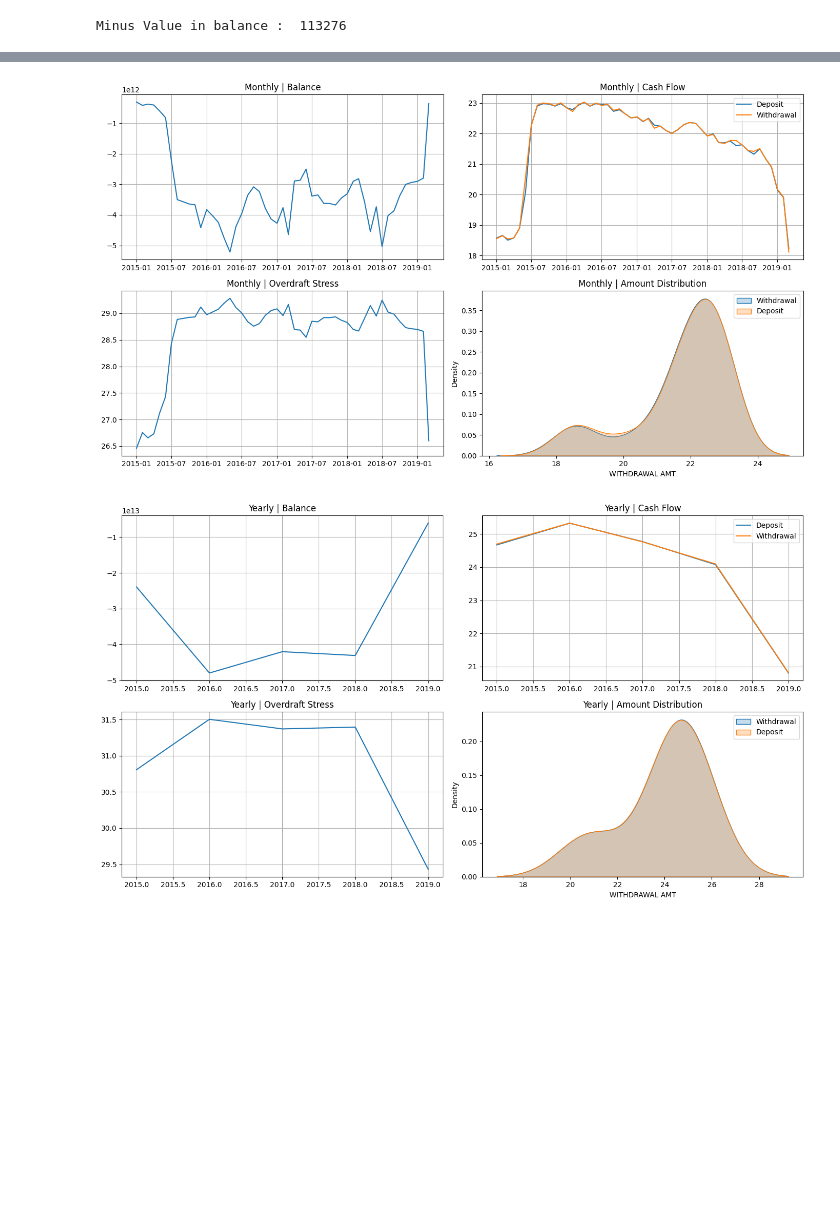
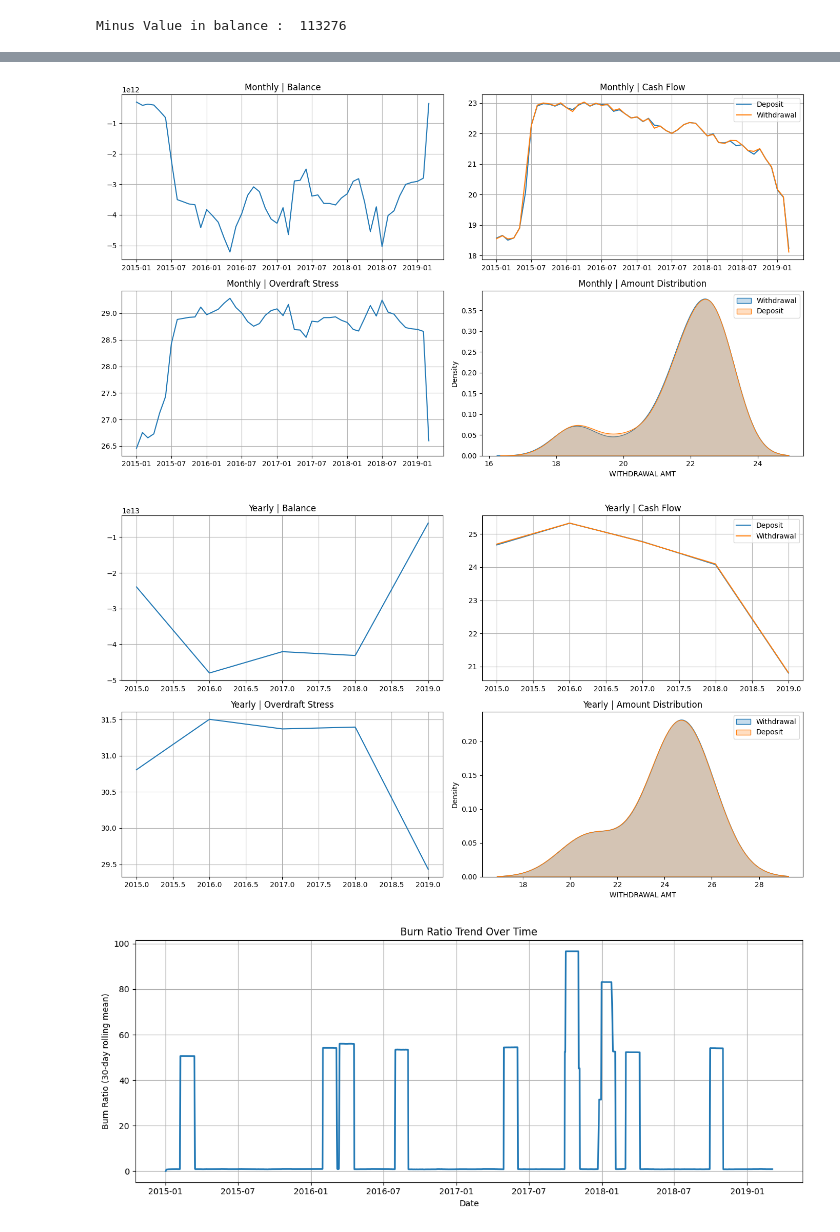
Before and after one commit to Deep6890/AEGIS-FIN, a Jupyter notebook: bankData.ipynb, the cells around one changed output, grey strips where cells are left out. Drawn from its saved outputs; the diff is of its cells as text; code cells hidden in the pictures; blank space fills up the shorter version.

```diff
--- a/bankData.ipynb
+++ b/bankData.ipynb
@@ -262,30 +291,42 @@ def visualization(df, title_prefix='Time Series Analysis'):
     # 2. Deposit vs Withdrawal
     plt.subplot(2, 2, 2)
     plt.plot(df.index, df['DEPOSIT AMT'], label='Deposit')
     plt.plot(df.index, df['WITHDRAWAL AMT'], label='Withdrawal')
     plt.legend()
     plt.title(f'{title_prefix} | Cash Flow')
     plt.grid(True)
 
     # 3. Overdraft Stress
     plt.subplot(2, 2, 3)
     plt.plot(df.index, df['OverdraftAmount'])
     plt.title(f'{title_prefix} | Overdraft Stress')
     plt.grid(True)
 
     # 4. Distribution Insight
     plt.subplot(2, 2, 4)
     sns.kdeplot(df['WITHDRAWAL AMT'], label='Withdrawal', fill=True)
     sns.kdeplot(df['DEPOSIT AMT'], label='Deposit', fill=True)
     plt.legend()
     plt.title(f'{title_prefix} | Amount Distribution')
 
     plt.tight_layout()
     plt.show()
 visualization(dayAggData, 'Daily')
 visualization(monthAggData, 'Monthly')
 visualization(yearAggData, 'Yearly')
+
+trend = dayAggData['BurnRatio'].rolling(window=30, min_periods=1).mean()
+
+plt.figure(figsize=(12, 5))
+plt.plot(dayAggData.index, trend, linewidth=2)
+plt.xlabel('Date')
+plt.ylabel('Burn Ratio (30-day rolling mean)')
+plt.title('Burn Ratio Trend Over Time')
+plt.grid(True)
+plt.tight_layout()
+plt.show()
 # %% [output]
 [figure]
 [figure]
 [figure]
+[figure, added]
```
Also changed, not shown: parts of 3 cells of this notebook.
